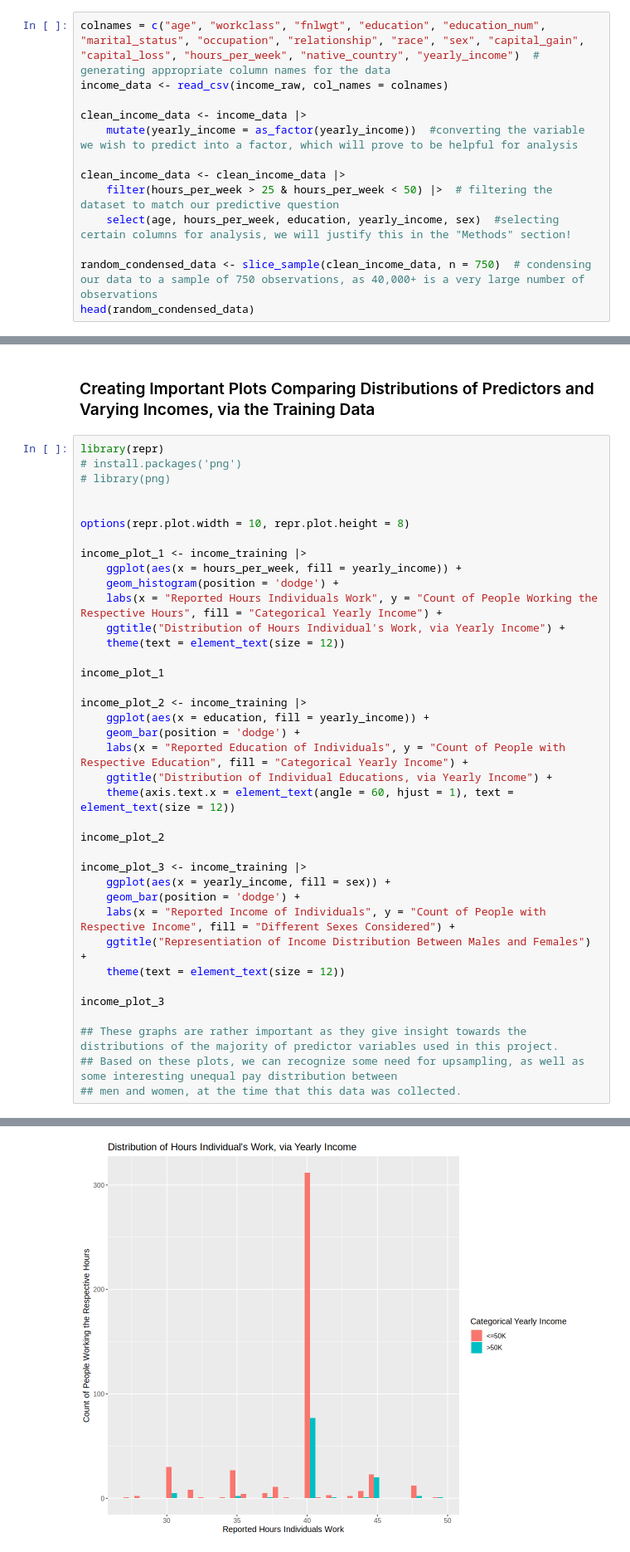
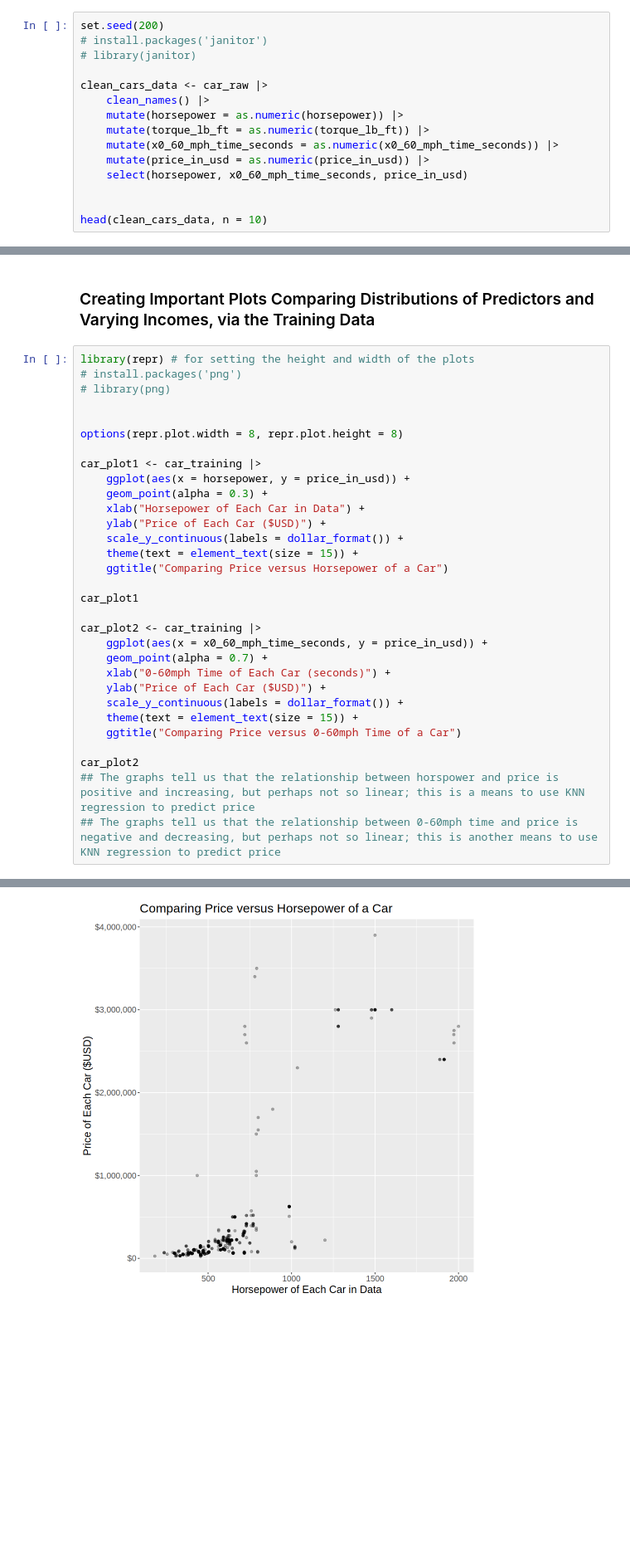
Before and after one commit to aadikanwar/DSCI100_group_project, a Jupyter notebook: group_project_proposal.ipynb, the cells around one changed output, grey strips where cells are left out. Shown at 83% size. Saved outputs shown, nothing was run; the diff lists cells and outputs as text; blank space fills up the shorter version.

Commit message:
Changing the data, once again
Due to unforseen mistakes in the first dataset

```diff
--- a/group_project_proposal.ipynb
+++ b/group_project_proposal.ipynb
@@ -42,16 +49,18 @@ A tibble: 10 × 15
 # %% [markdown]
 ### Cleaning and Wrangling the Data
 # %%
-colnames = c("age", "workclass", "fnlwgt", "education", "education_num", "marital_status", "occupation", "relationship", "race", "sex", "capital_gain", "capital_loss", "hours_per_week", "native_country", "yearly_income")  # generating appropriate column names for the data
-income_data <- read_csv(income_raw, col_names = colnames)
+set.seed(200)
+# install.packages('janitor')
+# library(janitor)
 
-clean_income_data <- income_data |>
-    mutate(yearly_income = as_factor(yearly_income))  #converting the variable we wish to predict into a factor, which will prove to be helpful for analysis
+clean_cars_data <- car_raw |>
+    clean_names() |>
+    mutate(horsepower = as.numeric(horsepower)) |>
+    mutate(torque_lb_ft = as.numeric(torque_lb_ft)) |>
+    mutate(x0_60_mph_time_seconds = as.numeric(x0_60_mph_time_seconds)) |>
+    mutate(price_in_usd = as.numeric(price_in_usd)) |>
+    select(horsepower, x0_60_mph_time_seconds, price_in_usd)
 
-clean_income_data <- clean_income_data |>
-    filter(hours_per_week > 25 & hours_per_week < 50) |>  # filtering the dataset to match our predictive question
-    select(age, hours_per_week, education, yearly_income, sex)  #selecting certain columns for analysis, we will justify this in the "Methods" section!
 
-random_condensed_data <- slice_sample(clean_income_data, n = 750)  # condensing our data to a sample of 750 observations, as 40,000+ is a very large number of observations
-head(random_condensed_data)
+head(clean_cars_data, n = 10)
 # %% [output]
@@ -184,41 +141,34 @@ A tibble: 1 × 1
 # %% [markdown]
 ### Creating Important Plots Comparing Distributions of Predictors and Varying Incomes, via the Training Data
 # %%
-library(repr)
+library(repr) # for setting the height and width of the plots
 # install.packages('png')
 # library(png)
 
 
-options(repr.plot.width = 10, repr.plot.height = 8)
+options(repr.plot.width = 8, repr.plot.height = 8)
 
-income_plot_1 <- income_training |>
-    ggplot(aes(x = hours_per_week, fill = yearly_income)) +
-    geom_histogram(position = 'dodge') +
-    labs(x = "Reported Hours Individuals Work", y = "Count of People Working the Respective Hours", fill = "Categorical Yearly Income") +
-    ggtitle("Distribution of Hours Individual's Work, via Yearly Income") +
-    theme(text = element_text(size = 12))
+car_plot1 <- car_training |>
+    ggplot(aes(x = horsepower, y = price_in_usd)) +
+    geom_point(alpha = 0.3) +
+    xlab("Horsepower of Each Car in Data") +
+    ylab("Price of Each Car ($USD)") +
+    scale_y_continuous(labels = dollar_format()) +
+    theme(text = element_text(size = 15)) +
+    ggtitle("Comparing Price versus Horsepower of a Car")
 
-income_plot_1
+car_plot1
 
-income_plot_2 <- income_training |>
-    ggplot(aes(x = education, fill = yearly_income)) +
-    geom_bar(position = 'dodge') +
-    labs(x = "Reported Education of Individuals", y = "Count of People with Respective Education", fill = "Categorical Yearly Income") +
-    ggtitle("Distribution of Individual Educations, via Yearly Income") +
-    theme(axis.text.x = element_text(angle = 60, hjust = 1), text = element_text(size = 12))
+car_plot2 <- car_training |>
+    ggplot(aes(x = x0_60_mph_time_seconds, y = price_in_usd)) +
+    geom_point(alpha = 0.7) +
+    xlab("0-60mph Time of Each Car (seconds)") +
+    ylab("Price of Each Car ($USD)") +
+    scale_y_continuous(labels = dollar_format()) +
+    theme(text = element_text(size = 15)) +
+    ggtitle("Comparing Price versus 0-60mph Time of a Car")
 
-income_plot_2
-
-income_plot_3 <- income_training |>
-    ggplot(aes(x = yearly_income, fill = sex)) +
-    geom_bar(position = 'dodge') +
-    labs(x = "Reported Income of Individuals", y = "Count of People with Respective Income", fill = "Different Sexes Considered") +
-    ggtitle("Representiation of Income Distribution Between Males and Females") +
-    theme(text = element_text(size = 12))
-
-income_plot_3
-
-## These graphs are rather important as they give insight towards the distributions of the majority of predictor variables used in this project.
-## Based on these plots, we can recognize some need for upsampling, as well as some interesting unequal pay distribution between
-## men and women, at the time that this data was collected.
+car_plot2
+## The graphs tell us that the relationship between horspower and price is positive and increasing, but perhaps not so linear; this is a means to use KNN regression to predict price
+## The graphs tell us that the relationship between 0-60mph time and price is negative and decreasing, but perhaps not so linear; this is another means to use KNN regression to predict price
 # %% [output]
@@ -226 +177 @@ income_plot_3
-[figure, old version]
+[figure, new version]
```
Also changed, not shown: parts of 8 cells of this notebook.
